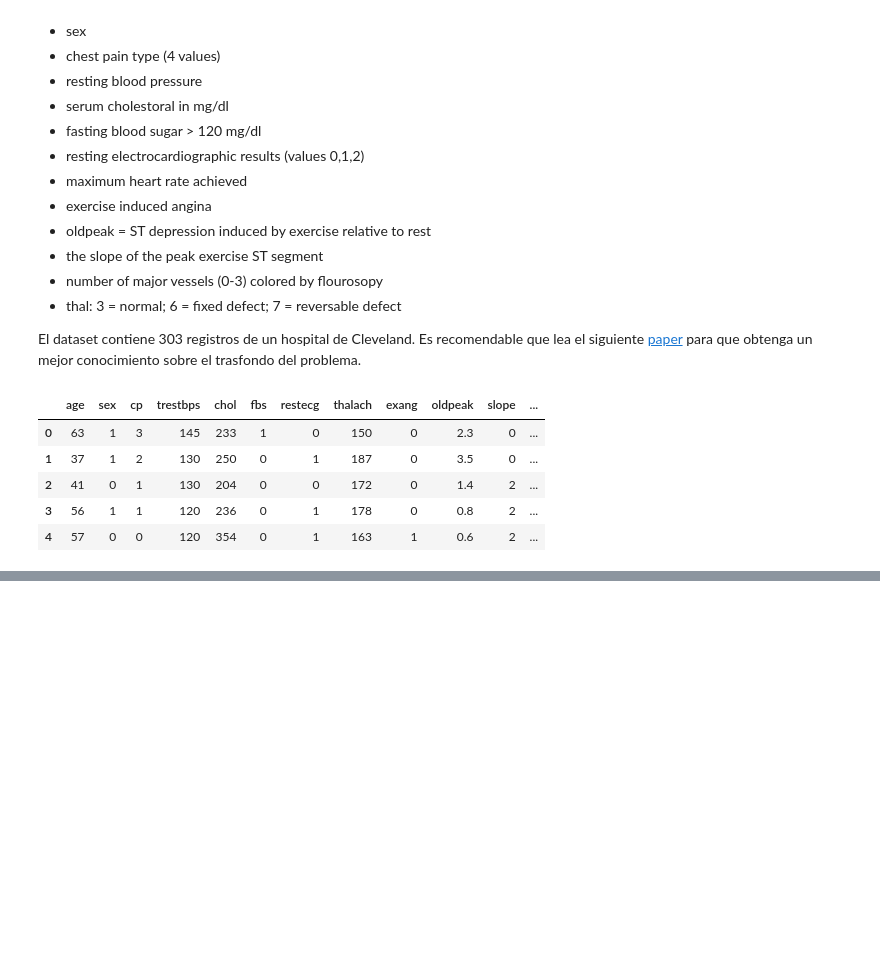
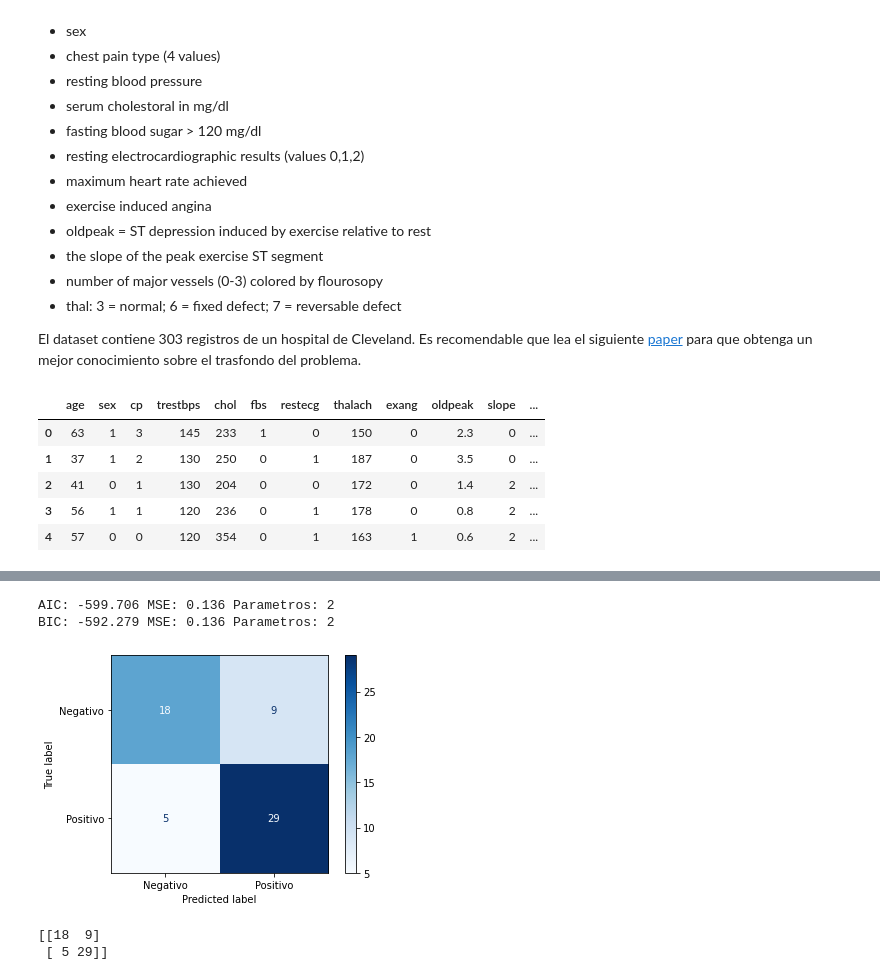
Before and after one commit to agomezs/programa-ia, a Jupyter notebook: S4-ModelosMetricas/4-Practica-Semanal.ipynb, the cells around one changed output, grey strips where cells are left out. Saved outputs shown, nothing was run; the diff lists cells and outputs as text; code cells hidden in the pictures; blank space fills up the shorter version.

```diff
--- a/S4-ModelosMetricas/4-Practica-Semanal.ipynb
+++ b/S4-ModelosMetricas/4-Practica-Semanal.ipynb
@@ -39,0 +120,17 @@ data.head()
+# %%
+# scaling
+from sklearn.preprocessing import MinMaxScaler
+
+def sclaleFeature(feature_values):
+    result = feature_values.values.reshape(-1,1)
+    return MinMaxScaler().fit(result).transform(result)
+
+df_scaled = df_onehot.copy()
+
+df_scaled['age'] = sclaleFeature(df_scaled['age'])
+df_scaled['thalach'] = sclaleFeature(df_scaled['thalach'])
+df_scaled['oldpeak'] = sclaleFeature(df_scaled['oldpeak'])
+df_scaled['ca'] = sclaleFeature(df_scaled['ca'])
+
+
+df_scaled.head()
@@ -40,4 +144,16 @@ data.head()
+# %%
+# Dataset Split & scaling
+from sklearn.model_selection import train_test_split
+# from sklearn import preprocessing
+
+y = df_scaled['target']
+X = df_scaled.drop('target', axis=1)
+
+X_train, X_test, y_train, y_test = train_test_split(X, y, test_size=0.2, random_state=82)
 # %%
 # EJERCICIO - Entrenar Modelo & Resampling
 # Utilize SKlearn para entrenar el modelo de logistic regression.
 # Como ud solo tiene este dataset, recuerde utilizar la mejor tecnica de resampling. (ver notebook #2)
+
+model = LogisticRegression(random_state=0)
+model.fit(X_train, y_train)
@@ -44,7 +189,49 @@ data.head()
+# %%
+# AIC & BIC
+from math import log
+
+k = len(model.coef_) + 1
+n = X.shape[0]
+
+def estimar_aic():
+    aic = n * log(mse) + 2 * k
+    return aic
+
+def estimar_bic():
+    bic = n * log(mse) + k * log(n)
+    return bic
+
+
+aic_score = estimar_aic()
+bic_score = estimar_bic()
+
+print('AIC: %.3f' % aic_score, 'MSE: %.3f' % mse, "Parametros:",k)
+print('BIC: %.3f' % bic_score, 'MSE: %.3f' % mse, "Parametros:",k)
+# %% [output]
+AIC: -599.706 MSE: 0.136 Parametros: 2
+BIC: -592.279 MSE: 0.136 Parametros: 2
 # %%
 # EJERCICIO - Metricas y Evaluacion
 # Implemente la matrix de confusion y calcule todas las metricas del notebook #4 utilizando classification_report
 # y accuracy_score. Considere el resultado obtenido e itere sobre todo el notebook hasta sentirse satisfecho con
 # los resultados.
 # ** ES VALIDO HACER BENCHMARK CON SUS COMPANEROS DE CLASE ** pueden postear sus metricas en el Grupo de WA para
 # comparar resultados.
+from sklearn.metrics import plot_confusion_matrix
+import matplotlib.pyplot as plt
+
+class_names = ['Negativo','Positivo']
+
+np.set_printoptions(precision=2)
+
+disp = plot_confusion_matrix(model, X_test, y_test,
+                             display_labels=class_names,
+                             cmap=plt.cm.Blues,
+                             normalize=None)
+
+plt.show()
+print(disp.confusion_matrix)
+# %% [output]
+[figure, added]
+[[18  9]
+ [ 5 29]]
```
Also changed, not shown: parts of 12 cells of this notebook, 2 other files.
